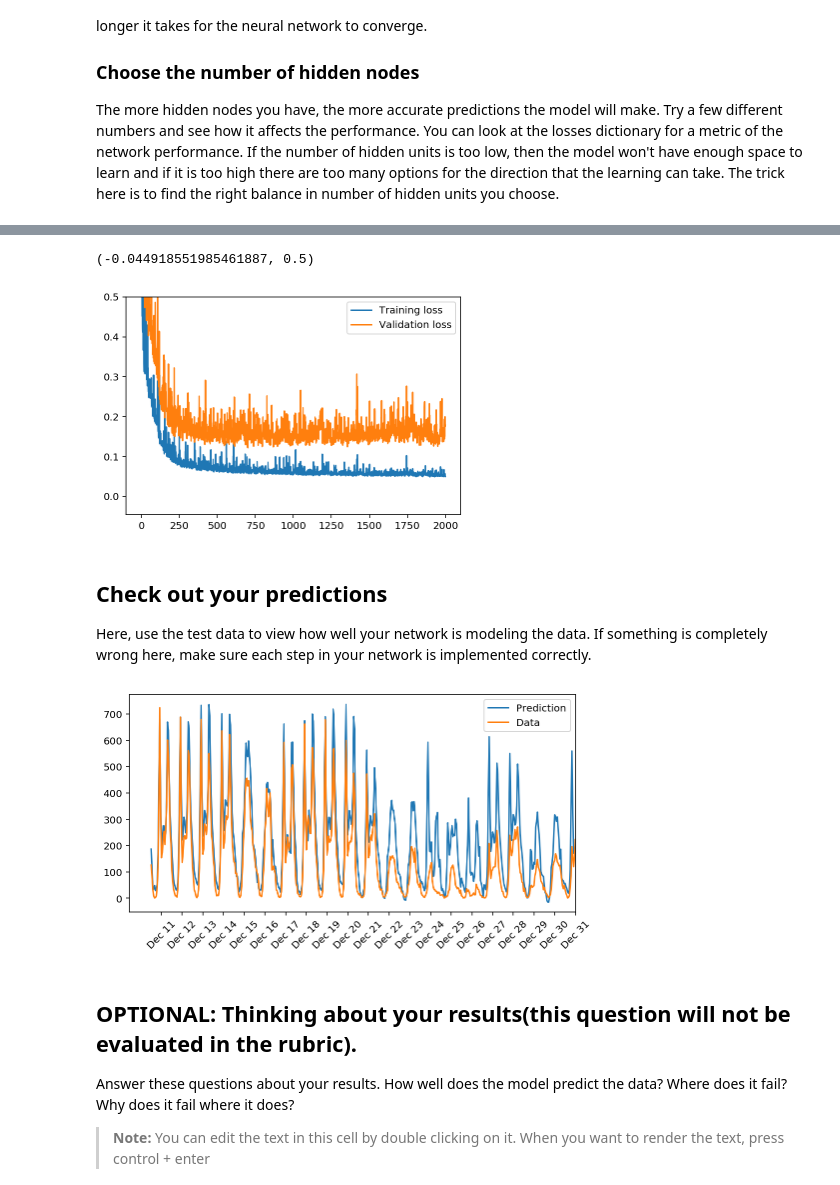
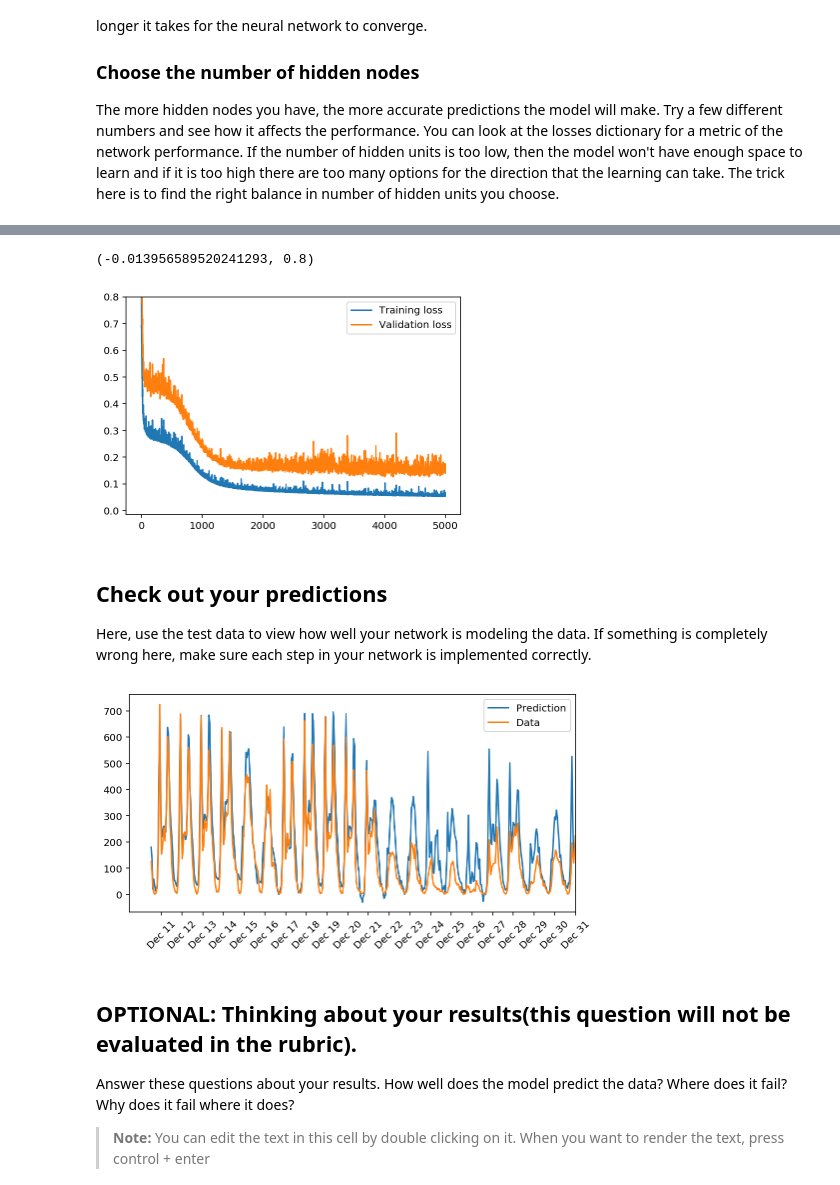
Before and after one commit to FernandoFavoretti/DeepLearning, a Jupyter notebook: dlnd-your-first-network/DLND Your first neural network.ipynb, the cells around one changed output, grey strips where cells are left out. Drawn from its saved outputs; the diff is of its cells as text; code cells hidden in the pictures.

Commit message:
Feat: learning rate

```diff
--- a/dlnd-your-first-network/DLND Your first neural network.ipynb
+++ b/dlnd-your-first-network/DLND Your first neural network.ipynb
@@ -109,9 +109,6 @@ Below, you have these tasks:
 3. Implement the backpropagation algorithm in the `train` method, including calculating the output error.
 4. Implement the forward pass in the `run` method.
 # %%
-def sigmoid(x):
-    return 1 / (1 + np.exp(-x))
-
 class NeuralNetwork(object):
     def __init__(self, input_nodes, hidden_nodes, output_nodes, learning_rate):
         # Set number of nodes in input, hidden and output layers.
@@ -128,7 +125,7 @@ class NeuralNetwork(object):
         self.lr = learning_rate
 
         # Activation function is the sigmoid function
-        self.activation_function = sigmoid
+        self.activation_function = (lambda x: 1/(1+np.exp(-x)))
 
     def adjust_learning_rate(self, multiplier):
         self.lr = self.lr * multiplier
@@ -197,9 +194,9 @@ The more hidden nodes you have, the more accurate predictions the model will mak
 import sys
 
 ### Set the hyperparameters here ###
-epochs = 2000
-learning_rate = 0.1
-hidden_nodes = 20
+epochs = 5000
+learning_rate = 0.01
+hidden_nodes = 18
 output_nodes = 1
 
 N_i = train_features.shape[1]
@@ -227,11 +224,11 @@ Progress: 99.9% ... Training loss: 0.049 ... Validation loss: 0.178
 # %%
 plt.plot(losses['train'], label='Training loss')
 plt.plot(losses['validation'], label='Validation loss')
 plt.legend()
-plt.ylim(ymax=0.5)
+plt.ylim(ymax=0.8)
 # %% [output]
-(-0.044918551985461887, 0.5)
+(-0.013956589520241293, 0.8)
-[figure, old version]
+[figure, new version]
 # %% [markdown]
 ## Check out your predictions
 
@@ -251,7 +248,7 @@ dates = dates.apply(lambda d: d.strftime('%b %d'))
 ax.set_xticks(np.arange(len(dates))[12::24])
 _ = ax.set_xticklabels(dates[12::24], rotation=45)
 # %% [output]
-[figure, old version]
+[figure, new version]
 # %% [markdown]
 ## OPTIONAL: Thinking about your results(this question will not be evaluated in the rubric).
 
```
Also changed, not shown: parts of 1 cell of this notebook, 2 other files.
